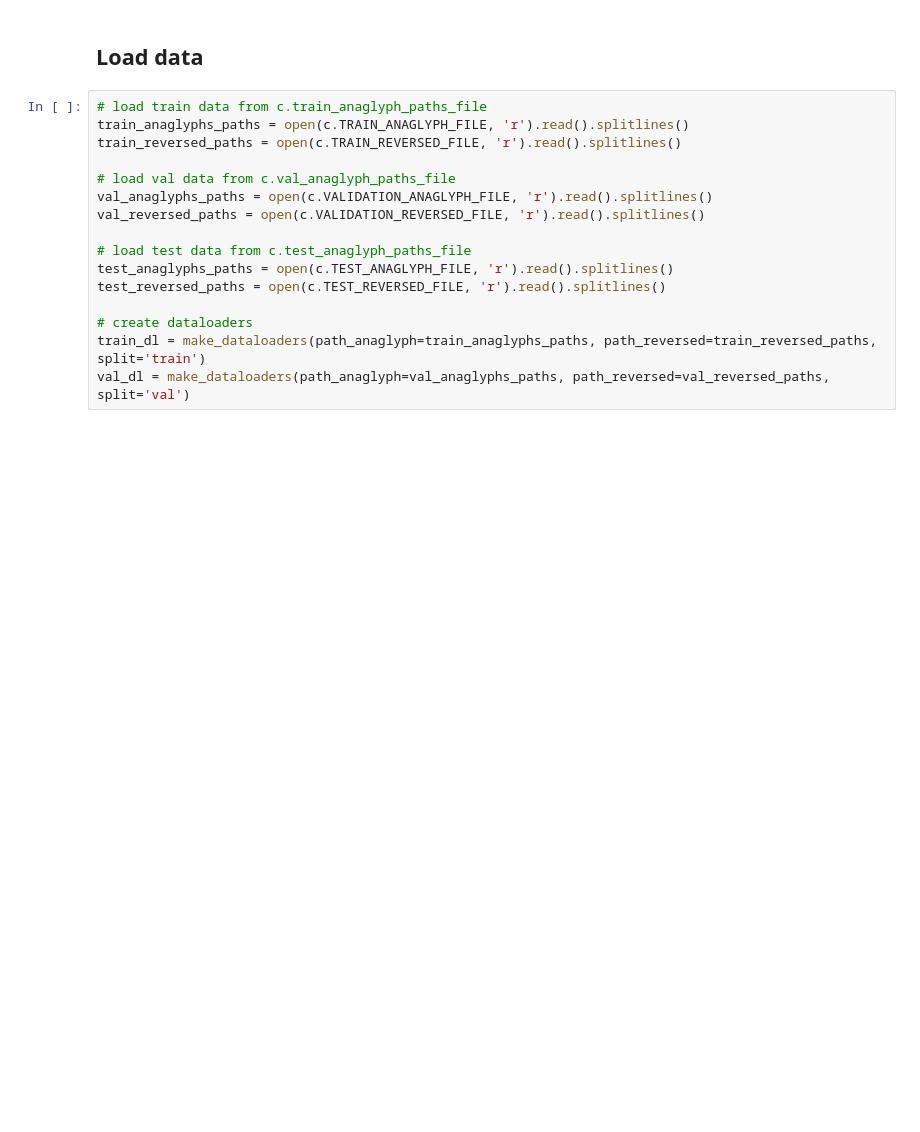
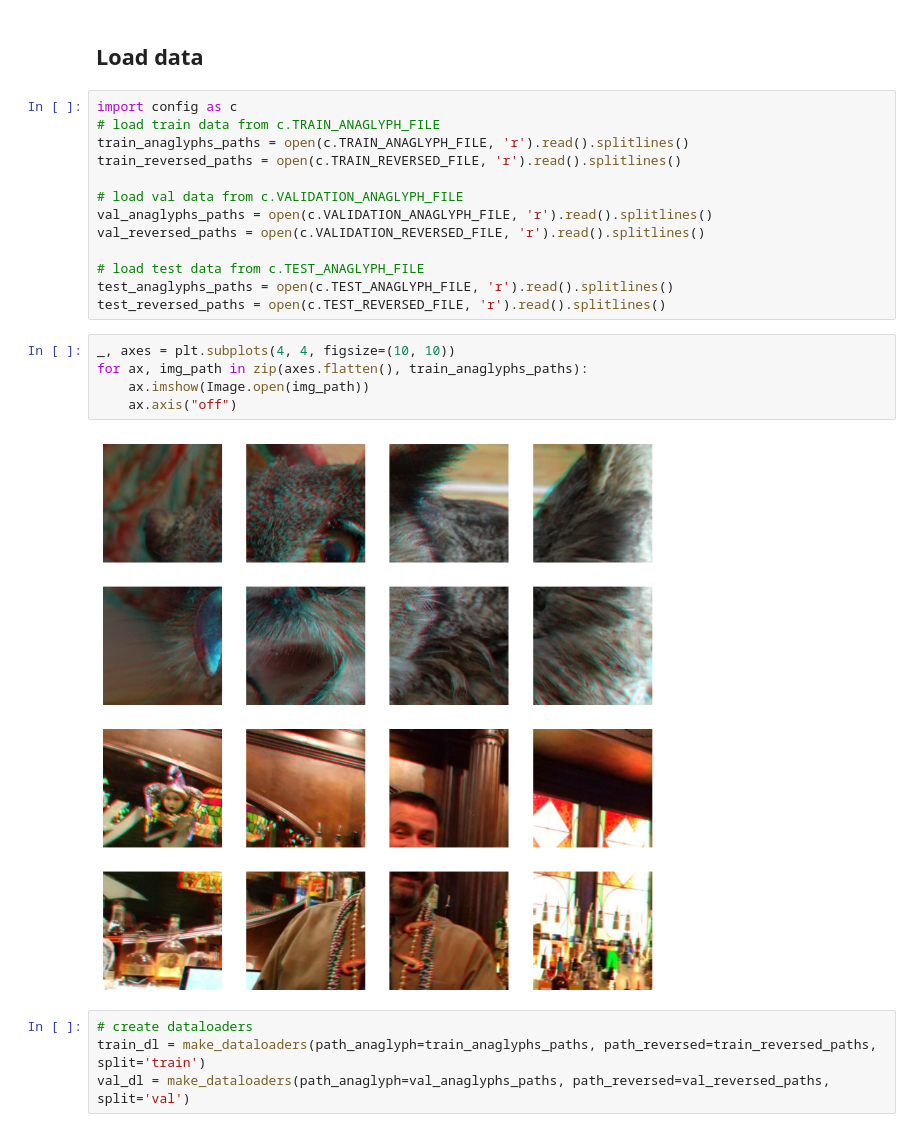
Before and after one commit to r-grun/stereo-recreation-from-anaglyphs, a Jupyter notebook: image_colorization/recreate_anaglyphs.ipynb, the cells around one changed output. Saved outputs shown, nothing was run; the diff lists cells and outputs as text; blank space fills up the shorter version.

```diff
--- a/image_colorization/recreate_anaglyphs.ipynb
+++ b/image_colorization/recreate_anaglyphs.ipynb
@@ -15,18 +23,26 @@ device = torch.device("cuda" if torch.cuda.is_available() else "cpu")
 # %% [markdown]
 ## Load data
 # %%
-# load train data from c.train_anaglyph_paths_file
+import config as c
+# load train data from c.TRAIN_ANAGLYPH_FILE
 train_anaglyphs_paths = open(c.TRAIN_ANAGLYPH_FILE, 'r').read().splitlines()
 train_reversed_paths = open(c.TRAIN_REVERSED_FILE, 'r').read().splitlines()
 
-# load val data from c.val_anaglyph_paths_file
+# load val data from c.VALIDATION_ANAGLYPH_FILE
 val_anaglyphs_paths = open(c.VALIDATION_ANAGLYPH_FILE, 'r').read().splitlines()
 val_reversed_paths = open(c.VALIDATION_REVERSED_FILE, 'r').read().splitlines()
 
-# load test data from c.test_anaglyph_paths_file
+# load test data from c.TEST_ANAGLYPH_FILE
 test_anaglyphs_paths = open(c.TEST_ANAGLYPH_FILE, 'r').read().splitlines()
 test_reversed_paths = open(c.TEST_REVERSED_FILE, 'r').read().splitlines()
-
-# create dataloaders
-train_dl = make_dataloaders(path_anaglyph=train_anaglyphs_paths, path_reversed=train_reversed_paths, split='train')
-val_dl = make_dataloaders(path_anaglyph=val_anaglyphs_paths, path_reversed=val_reversed_paths, split='val')
+# %%
+_, axes = plt.subplots(4, 4, figsize=(10, 10))
+for ax, img_path in zip(axes.flatten(), train_anaglyphs_paths):
+    ax.imshow(Image.open(img_path))
+    ax.axis("off")
+# %% [output]
+[figure, added]
+# %%
+# create dataloaders
+train_dl = make_dataloaders(path_anaglyph=train_anaglyphs_paths, path_reversed=train_reversed_paths, split='train')
+val_dl = make_dataloaders(path_anaglyph=val_anaglyphs_paths, path_reversed=val_reversed_paths, split='val')
```
Also changed, not shown: parts of 8 cells of this notebook, 3 other files.
